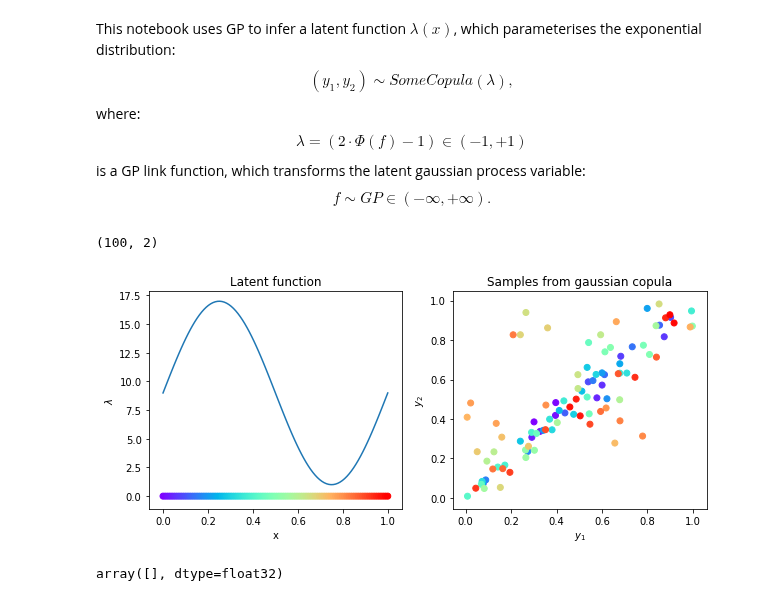
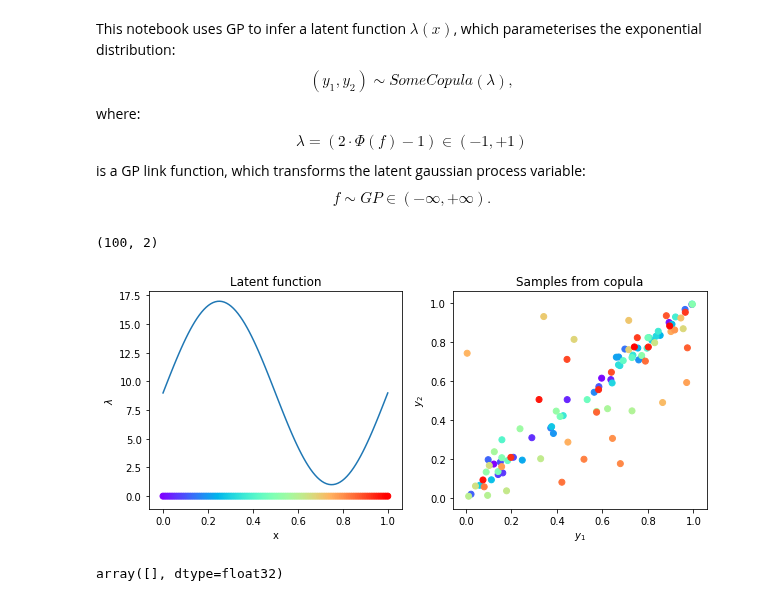
Before and after one commit to NinelK/CopulaGP, a Jupyter notebook: LatentFunctionInference_for_Copula.ipynb, the cells around one changed output. Saved outputs shown, nothing was run; the diff lists cells and outputs as text; code cells hidden in the pictures.

```diff
--- a/LatentFunctionInference_for_Copula.ipynb
+++ b/LatentFunctionInference_for_Copula.ipynb
@@ -34,39 +34,39 @@ scale = lambda x: np.sin(2*np.pi*1*x)*8.+9.0 #*np.sin(2*np.pi*3*x+.6)
 # here we generate some synthetic samples
 import matplotlib.cm as cm
 
-NSamp = 1e2
+NSamp = int(1e2)
 
-X = np.linspace(0,1,NSamp)
+X = np.linspace(0.,1.,NSamp)
 
 fig, (lambdaf, samples) = plt.subplots(1,2,figsize=(10,4))
 
 lambdaf.plot(X,scale(X))
 lambdaf.set_xlabel('x')
 lambdaf.set_ylabel('$\lambda$')
 lambdaf.set_title('Latent function')
 
 # Y = np.zeros((NSamp,2))
 # copula = GaussCopula()
 # for i,x in enumerate(X):
 #     if scale(x) == 0:
 #         Y[i] = np.random.uniform(low=0,high=1,size=2)
 #     else:
 #         Y[i] = np.array(copula.sample(1,scale(x))).T # size=1
 scales = [scale(x) for x in X]
 model = GumbelCopula(torch.tensor(scales).float())
 Y = model.sample().numpy().squeeze()
 print(Y.shape)
-colors = cm.rainbow(np.linspace(0, 1, NSamp))
+colors = cm.rainbow(np.linspace(0., 1., NSamp))
 lambdaf.scatter(X,np.zeros_like(X),color=colors)
 samples.scatter(*Y.T, color=colors)
 samples.set_xlabel('$y_1$')
 samples.set_ylabel('$y_2$')
-samples.set_title('Samples from gaussian copula')
+samples.set_title('Samples from copula')
 
 fig.show()
 # %% [output]
 (100, 2)
-[figure, old version]
+[figure, new version]
 # %%
 Y[Y == float("inf")]
 # %% [output]
```
Also changed, not shown: parts of 10 cells of this notebook, 2 other files.
